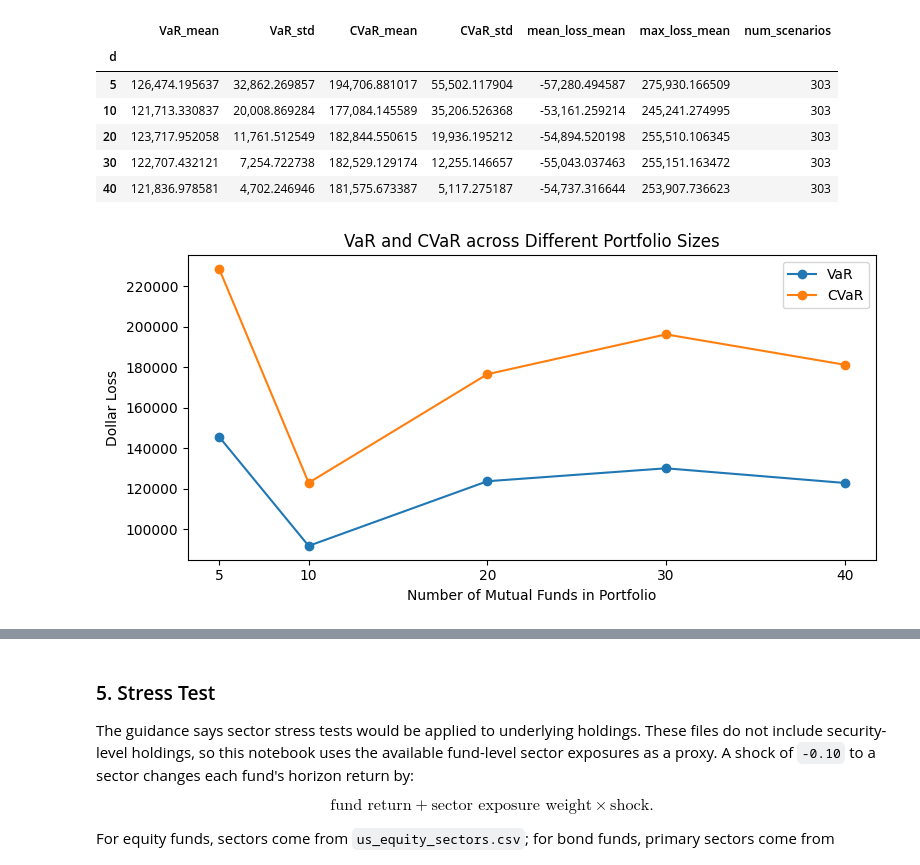
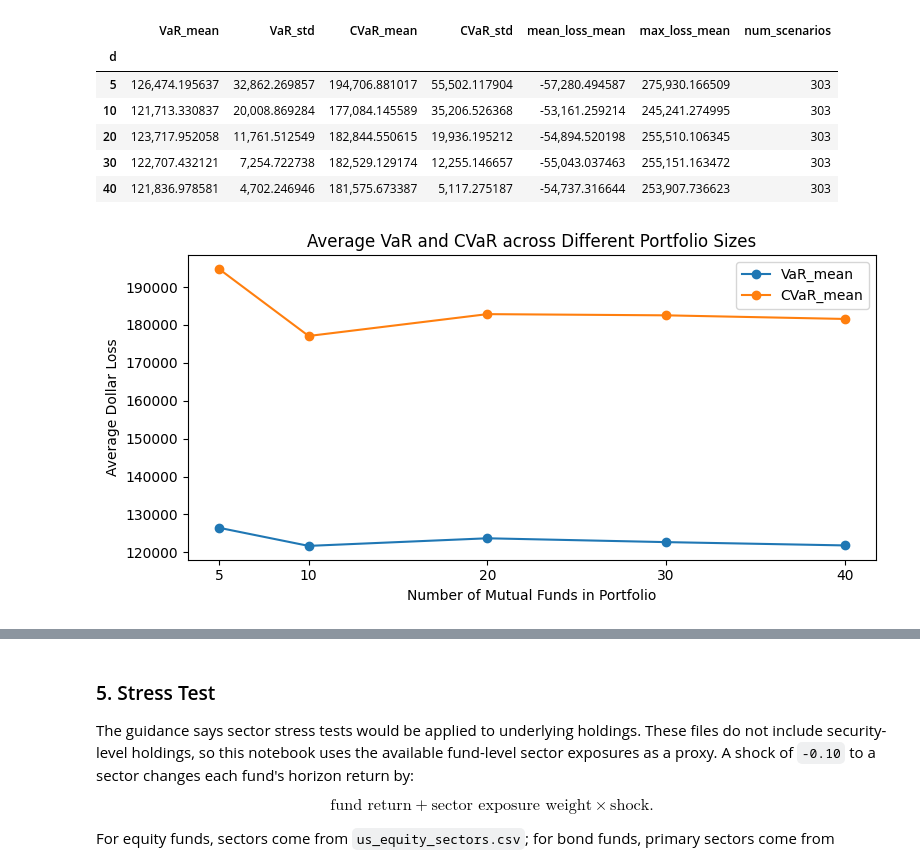
Before and after one commit to hss42soyo/TermProject, a Jupyter notebook: VaR_cVaR.ipynb, the cells around one changed output, grey strips where cells are left out. Cells and saved outputs as stored; diff of their text form; code cells hidden in the pictures.

```diff
--- a/VaR_cVaR.ipynb
+++ b/VaR_cVaR.ipynb
@@ -508,18 +509,18 @@ display(d_summary)
 | 30 | 122,707.432121 | 7,254.722738 | 182,529.129174 | 12,255.146657 | -55,043.037463 | 255,151.163472 | 303 |
 | 40 | 121,836.978581 | 4,702.246946 | 181,575.673387 | 5,117.275187 | -54,737.316644 | 253,907.736623 | 303 |
 # %%
-ax = d_comparison[["VaR", "CVaR"]].plot(
+ax = d_summary[["VaR_mean", "CVaR_mean"]].plot(
     kind="line",
     marker="o",
     figsize=(8, 4)
 )
 
-ax.set_title("VaR and CVaR across Different Portfolio Sizes")
+ax.set_title("Average VaR and CVaR across Different Portfolio Sizes")
 ax.set_xlabel("Number of Mutual Funds in Portfolio")
-ax.set_ylabel("Dollar Loss")
+ax.set_ylabel("Average Dollar Loss")
 
-plt.xticks(d_comparison.index)
+plt.xticks(d_summary.index)
 plt.tight_layout()
 plt.show()
 # %% [output]
-[figure, old version]
+[figure, new version]
```
Also changed, not shown: parts of 3 cells of this notebook.
